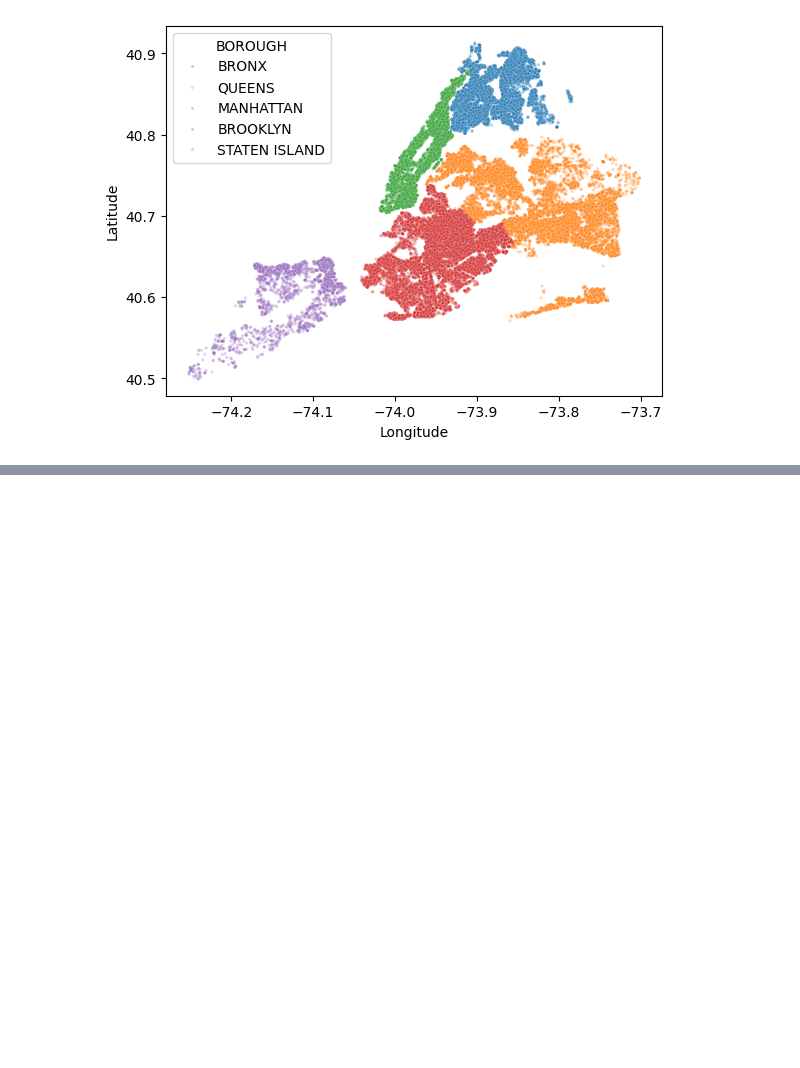
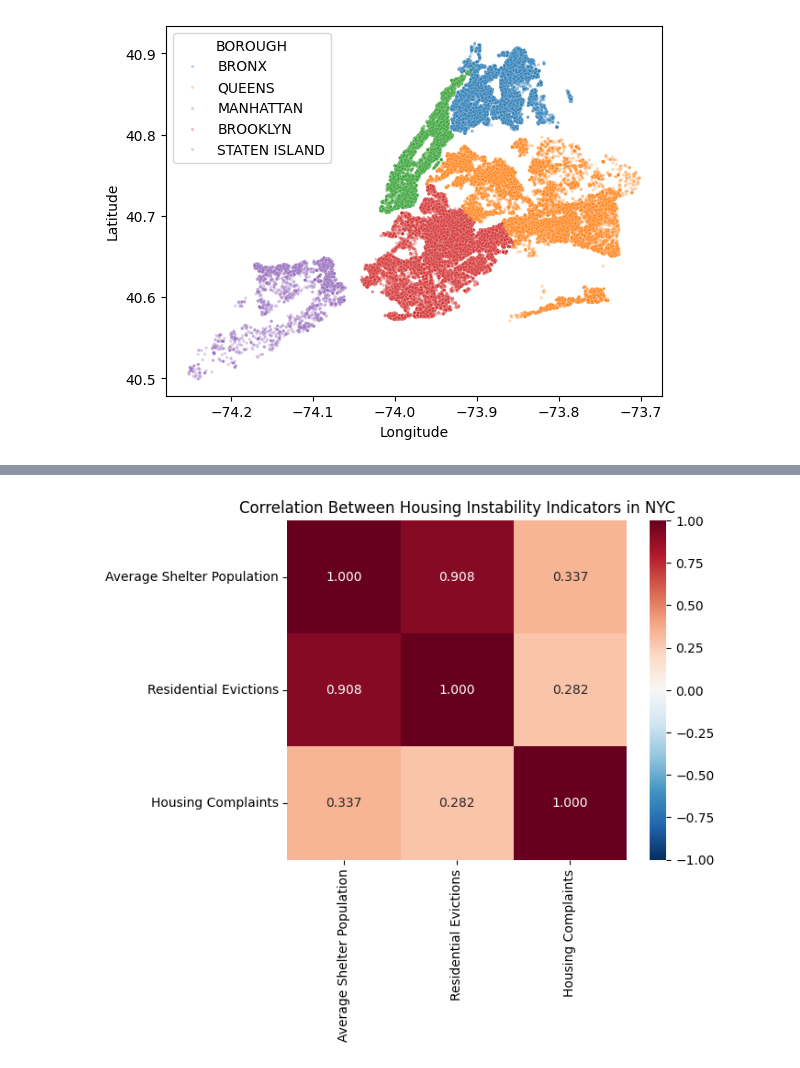
Before and after one commit to abs1106/Better-NY-Shelter-Buildings, a Jupyter notebook: nyc_shelter_data_proj/Untitled.ipynb, the cells around one changed output, grey strips where cells are left out. Cells and saved outputs as stored; diff of their text form; code cells hidden in the pictures; blank space fills up the shorter version.

```diff
--- a/nyc_shelter_data_proj/Untitled.ipynb
+++ b/nyc_shelter_data_proj/Untitled.ipynb
@@ -501,0 +564,11 @@ sns.scatterplot(
+# %%
+df_comb['Month_Year'] = (
+    pd.to_datetime(df_comb['Month_Year'])
+    .dt.to_period('M')
+    .astype(str)
+)
+
+complaints_monthly['Month_Year'] = (
+    complaints_monthly['Month_Year']
+    .astype(str)
+)
@@ -501,0 +643,15 @@ sns.scatterplot(
+# %%
+sns.heatmap(
+    df_final.corr(numeric_only=True),
+    annot=True,
+    fmt='.3f',
+    cmap='RdBu_r',
+    vmin=-1,
+    vmax=1,
+    square=True
+)
+
+plt.title('Correlation Between Housing Instability Indicators in NYC')
+plt.show()
+# %% [output]
+[figure, added]
```
Also changed, not shown: parts of 16 cells of this notebook, 1 other file.
